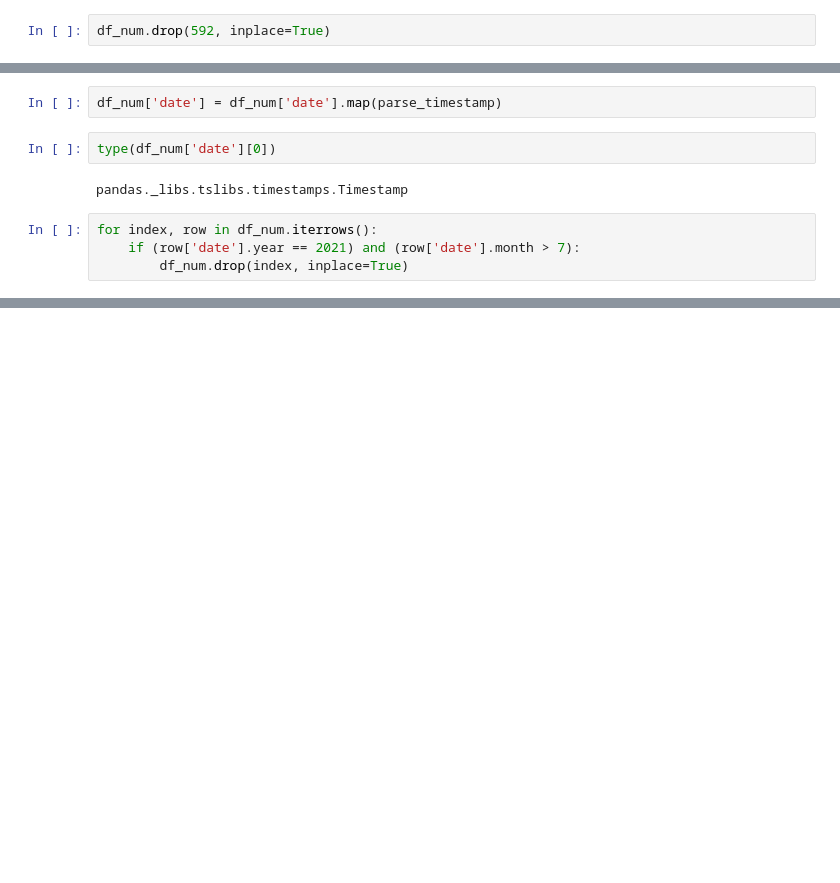
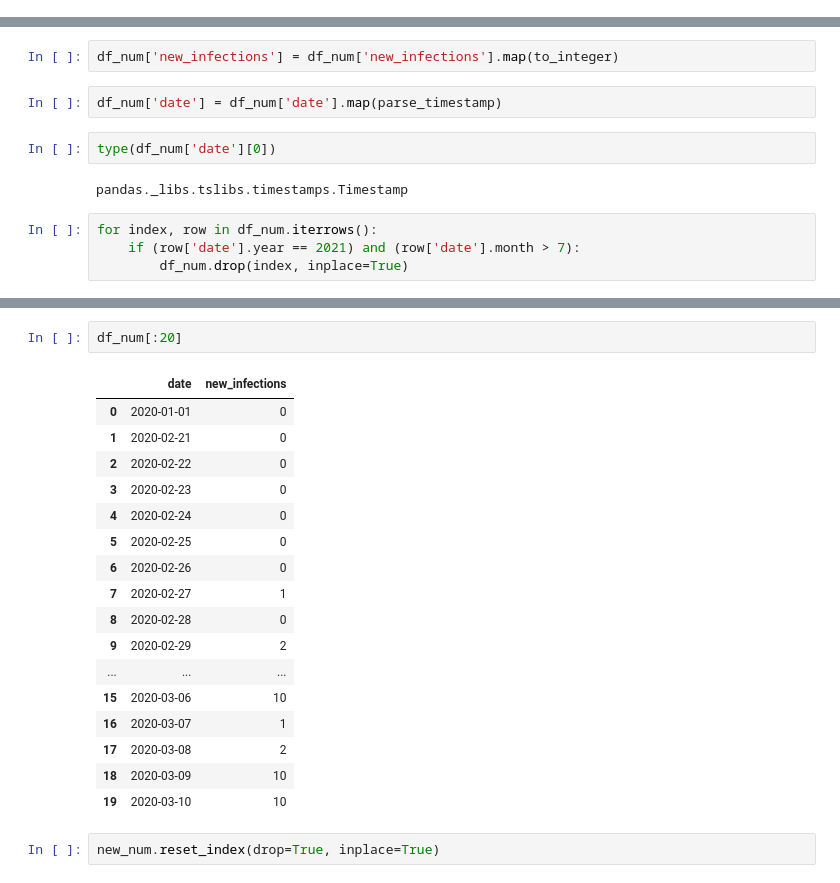
Before and after one commit to nadjalc/COVID19MobilityAnalysis, a Jupyter notebook: covid data analysis/data filling.ipynb, the cells around one changed output, grey strips where cells are left out. Drawn from its saved outputs; the diff is of its cells as text; blank space fills up the shorter version.

```diff
--- a/covid data analysis/data filling.ipynb
+++ b/covid data analysis/data filling.ipynb
@@ -130,8 +148,6 @@ new_df.loc[70:120]
 # Importing data on infection numbers -daily new infections format
 url2 = "Cologne numbers.csv"
 df_num = pd.read_csv(url2, sep=',', low_memory=False)
-# %%
-df_num.drop(592, inplace=True)
 # %%
 df_num = df_num.iloc[::-1]
 df_num.reset_index(drop=True, inplace=True)
@@ -181,6 +197,8 @@ Name:  new_infections, Length: 254, dtype: int64
 def to_integer(s):
     value = int(s)
     return value
+# %%
+df_num['new_infections'] = df_num['new_infections'].map(to_integer)
 # %%
 df_num['date'] = df_num['date'].map(parse_timestamp)
 # %%
@@ -193,0 +226,22 @@ for index, row in df_num.iterrows():
+# %%
+df_num[:20]
+# %% [output]
+|  | date | new_infections |
+| 0 | 2020-01-01 | 0 |
+| 1 | 2020-02-21 | 0 |
+| 2 | 2020-02-22 | 0 |
+| 3 | 2020-02-23 | 0 |
+| 4 | 2020-02-24 | 0 |
+| 5 | 2020-02-25 | 0 |
+| 6 | 2020-02-26 | 0 |
+| 7 | 2020-02-27 | 1 |
+| 8 | 2020-02-28 | 0 |
+| 9 | 2020-02-29 | 2 |
+| ... | ... | ... |
+| 15 | 2020-03-06 | 10 |
+| 16 | 2020-03-07 | 1 |
+| 17 | 2020-03-08 | 2 |
+| 18 | 2020-03-09 | 10 |
+| 19 | 2020-03-10 | 10 |
+# %%
+new_num.reset_index(drop=True, inplace=True)
```
Also changed, not shown: parts of 13 cells of this notebook, 1 other file.
